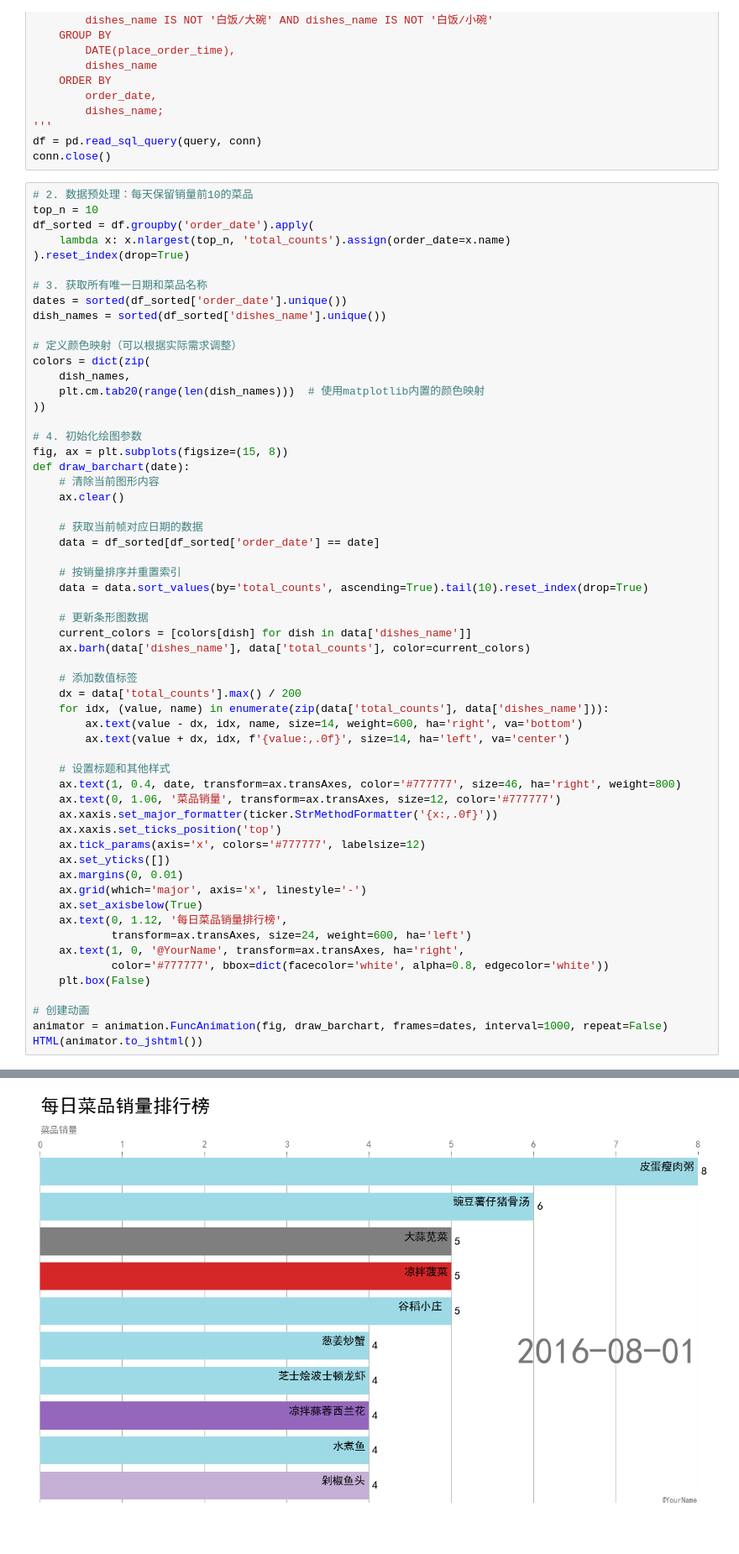
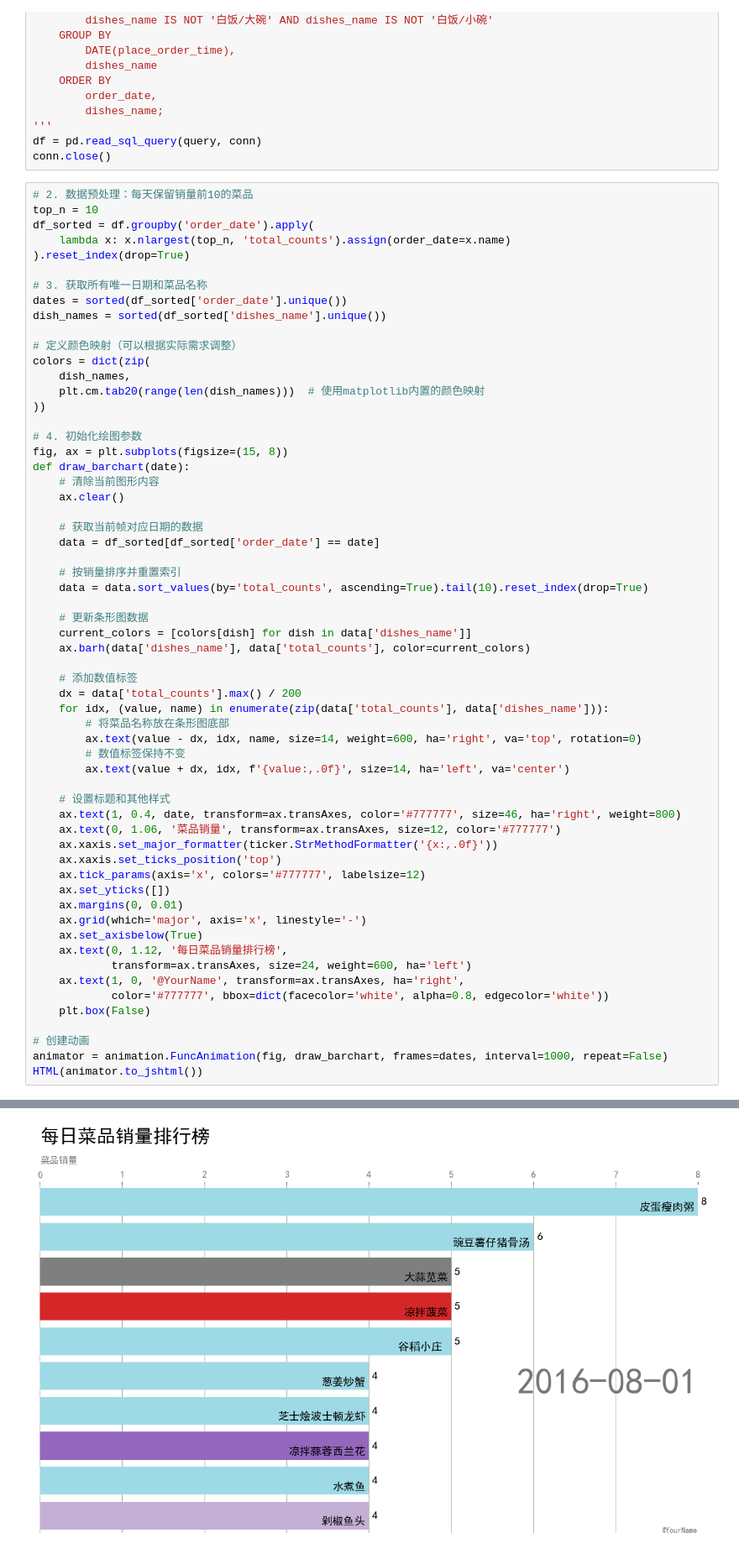
Before and after one commit to n0123ab/data-mining, a Jupyter notebook: code/flow_chart.ipynb, the cells around one changed output, grey strips where cells are left out. Shown at 84% size. Saved outputs shown, nothing was run; the diff lists cells and outputs as text.

```diff
--- a/code/flow_chart.ipynb
+++ b/code/flow_chart.ipynb
@@ -68,32 +68,34 @@ def draw_barchart(date):
     # 更新条形图数据
     current_colors = [colors[dish] for dish in data['dishes_name']]
     ax.barh(data['dishes_name'], data['total_counts'], color=current_colors)
 
     # 添加数值标签
     dx = data['total_counts'].max() / 200
     for idx, (value, name) in enumerate(zip(data['total_counts'], data['dishes_name'])):
-        ax.text(value - dx, idx, name, size=14, weight=600, ha='right', va='bottom')
+        # 将菜品名称放在条形图底部
+        ax.text(value - dx, idx, name, size=14, weight=600, ha='right', va='top', rotation=0)
+        # 数值标签保持不变
         ax.text(value + dx, idx, f'{value:,.0f}', size=14, ha='left', va='center')
 
     # 设置标题和其他样式
     ax.text(1, 0.4, date, transform=ax.transAxes, color='#777777', size=46, ha='right', weight=800)
     ax.text(0, 1.06, '菜品销量', transform=ax.transAxes, size=12, color='#777777')
     ax.xaxis.set_major_formatter(ticker.StrMethodFormatter('{x:,.0f}'))
     ax.xaxis.set_ticks_position('top')
     ax.tick_params(axis='x', colors='#777777', labelsize=12)
     ax.set_yticks([])
     ax.margins(0, 0.01)
     ax.grid(which='major', axis='x', linestyle='-')
     ax.set_axisbelow(True)
     ax.text(0, 1.12, '每日菜品销量排行榜',
             transform=ax.transAxes, size=24, weight=600, ha='left')
     ax.text(1, 0, '@YourName', transform=ax.transAxes, ha='right',
             color='#777777', bbox=dict(facecolor='white', alpha=0.8, edgecolor='white'))
     plt.box(False)
 
 # 创建动画
 animator = animation.FuncAnimation(fig, draw_barchart, frames=dates, interval=1000, repeat=False)
 HTML(animator.to_jshtml())
 # %% [output]
 [interactive output not drawn]
-[figure, old version]
+[figure, new version]
```
